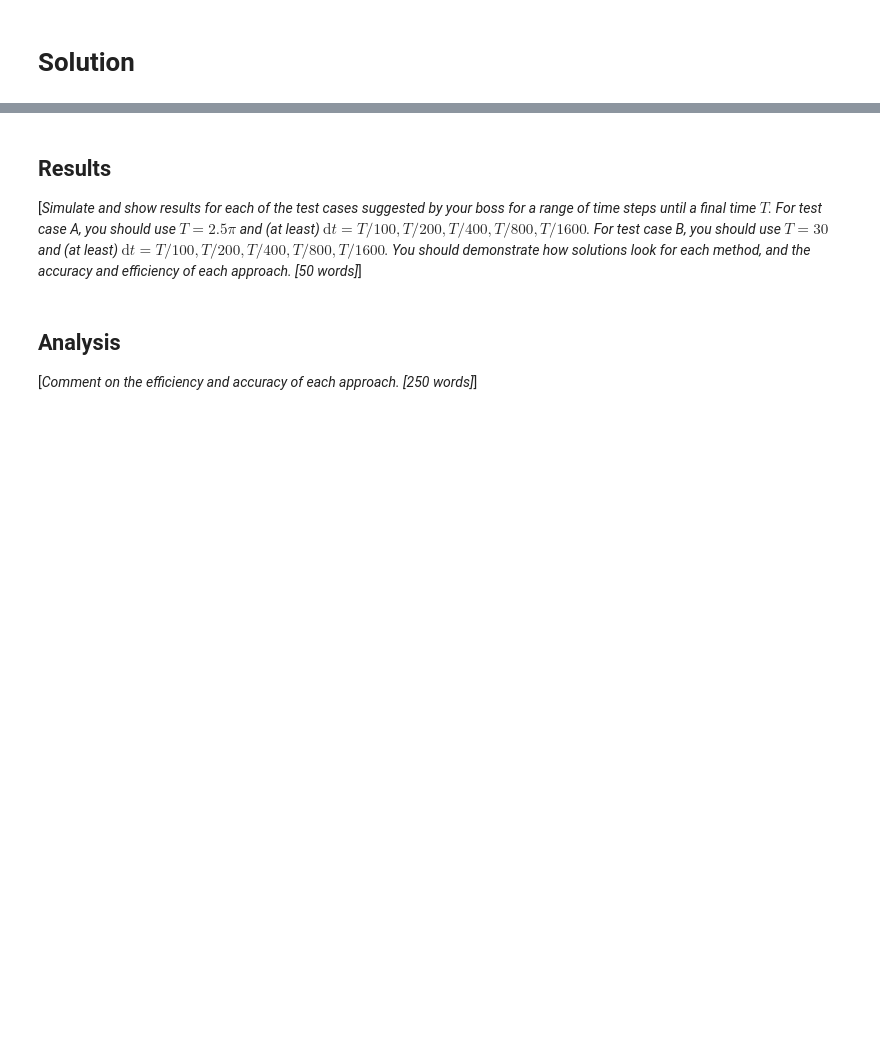
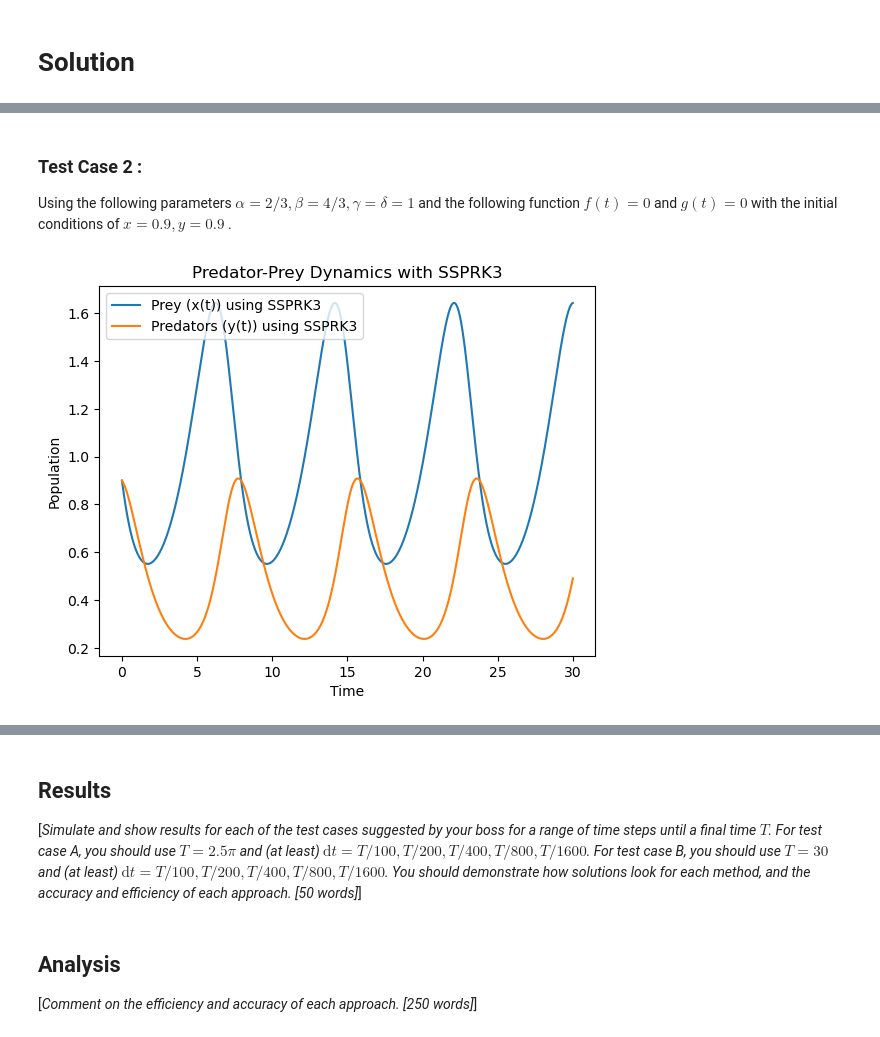
Before and after one commit to rubayeaAlketbi/Numerical-Methods-for-Solving-Predator-Prey-Models, a Jupyter notebook: template.ipynb, the cells around one changed output, grey strips where cells are left out. Drawn from its saved outputs; the diff is of its cells as text; code cells hidden in the pictures; blank space fills up the shorter version.

Commit message:
Finished Creating the function and start of the implementation

```diff
--- a/template.ipynb
+++ b/template.ipynb
@@ -65,0 +65,44 @@ plt.show()
+# %% [markdown]
+### Test Case 2 :
+Using the following parameters $ \alpha = 2/3 , \beta = 4/3,  \gamma = \delta = 1 $ and the following function $ f(t) =0 $ and $ g(t) =0 $ with the initial conditions of $ x = 0.9 , y = 0.9 $ .
+# %%
+""" Define the function of the rhs of the ODE for test case 2 """
+def rhs_prey_predator_c2(t,y):
+   x,y = y
+   # Define the function of rhs f(x) and g(x)
+   ft = 0
+   gt = 0
+
+   alpha = 2/3
+   beta = 4/3
+   gamma = delta = 1
+   dxdt = alpha * x - beta * x * y + ft
+   dydt = gamma * x * y - delta * y + gt
+   return np.array([dxdt,dydt])
+# %%
+''' Defining the main function time parameters and initial conditions of test case 2'''
+t0 = 0
+T = 30
+dt = 2.5e-4
+initial_condition = np.array([0.9,0.9])
+# %%
+''' Create the solver object and solve the ODE and plot it'''
+# Integrate the system using SSPRK3 method
+c2t1_values, population_values_3 = solver(rhs_prey_predator_c2, initial_condition, t0, dt, T, "SSPRK3")
+
+# Extracting prey and predator populations of each method
+prey_pop_SSPRK3_2 = [pop[0] for pop in population_values_3]
+predator_pop_SSPRK3_2 = [pop[1] for pop in population_values_3]
+
+# Plot the populations over time
+plt.plot(c2t1_values, prey_pop_SSPRK3_2, label='Prey (x(t)) using SSPRK3')
+plt.plot(c2t1_values, predator_pop_SSPRK3_2, label='Predators (y(t)) using SSPRK3')
+
+# Add labels and title to plot
+plt.legend()
+plt.xlabel('Time')
+plt.ylabel('Population')
+plt.title('Predator-Prey Dynamics with SSPRK3')
+plt.show()
+# %% [output]
+[figure, added]
```
Also changed, not shown: parts of 8 cells of this notebook, 2 other files.
